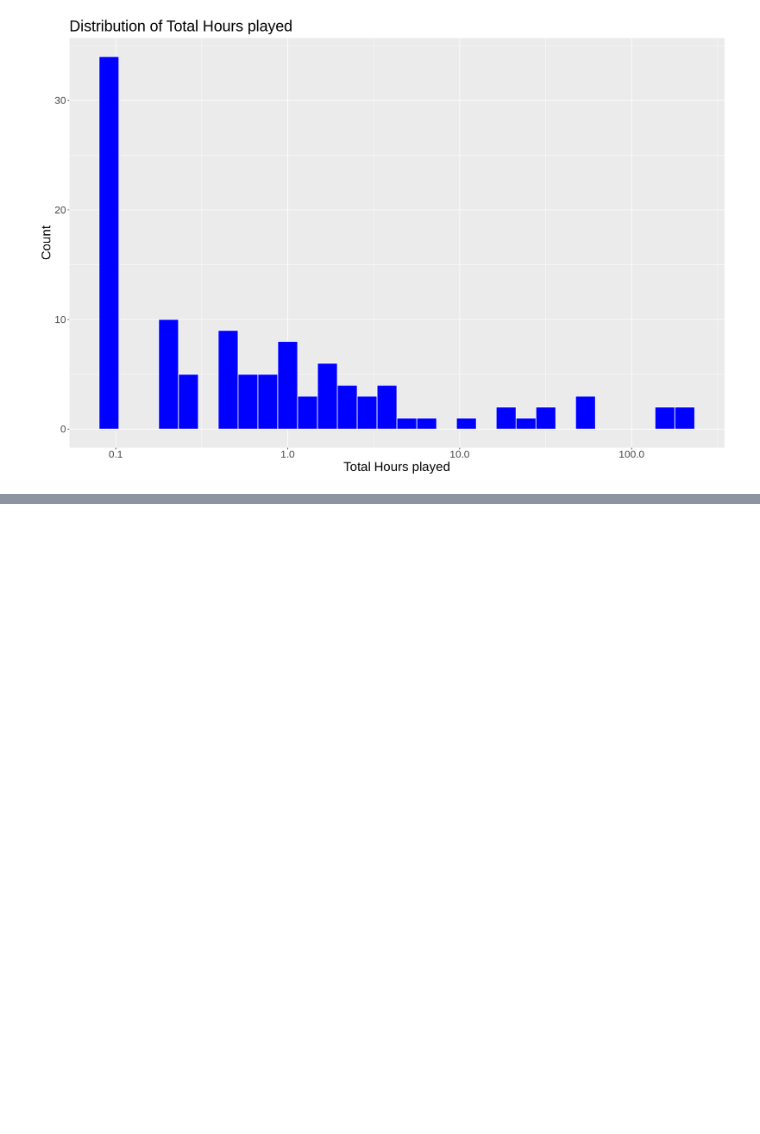
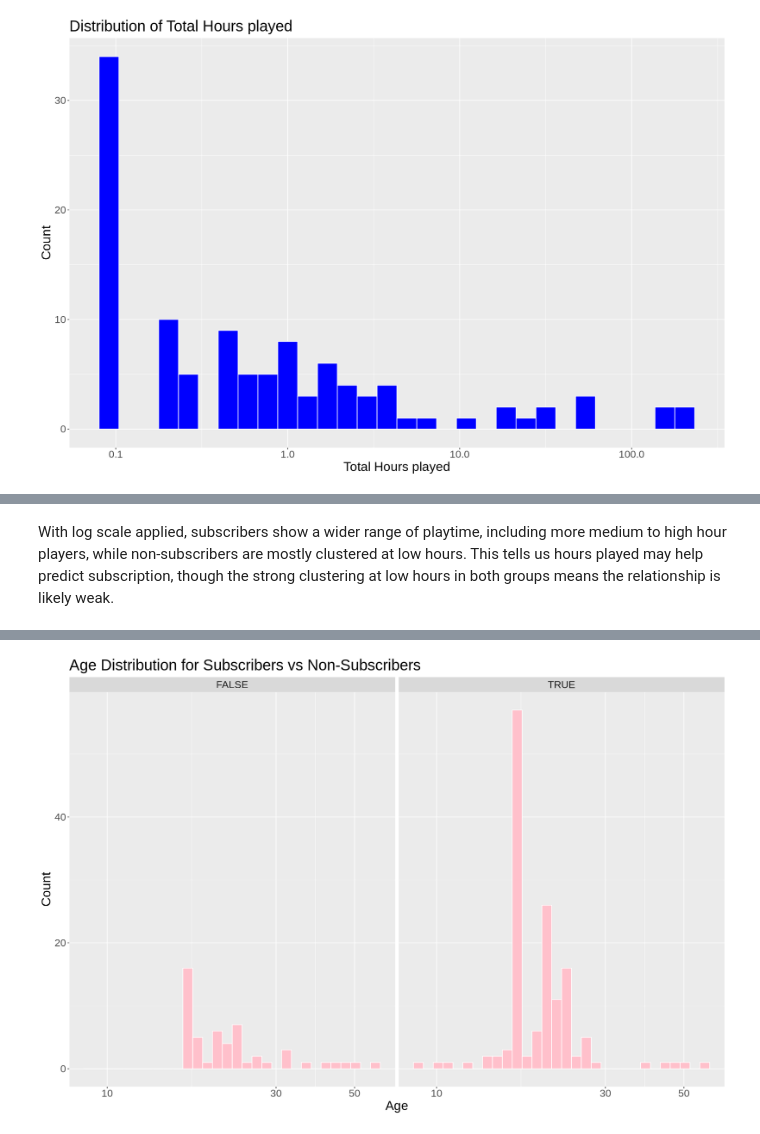
Before and after one commit to egshiglened/dsci_100_project_033, a Jupyter notebook: individual_project.ipynb, the cells around one changed output, grey strips where cells are left out. Saved outputs shown, nothing was run; the diff lists cells and outputs as text; code cells hidden in the pictures; blank space fills up the shorter version.

```diff
--- a/individual_project.ipynb
+++ b/individual_project.ipynb
@@ -211,0 +236,16 @@ Warning message:
+# %% [markdown]
+With log scale applied, subscribers show a wider range of playtime, including more medium to high hour players, while non-subscribers are mostly clustered at low hours. This tells us hours played may help predict subscription, though the strong clustering at low hours in both groups means the relationship is likely weak.
+# %%
+options(repr.plot.width = 15, repr.plot.height = 10)
+
+players_histogram_2 <- players_1 |>
+    ggplot(aes(x = Age)) +
+    geom_histogram(bins = 30, fill = "pink", color = "white") +
+    scale_x_log10() +
+    facet_wrap(~subscribe) +
+    labs(title = "Age Distribution for Subscribers vs Non-Subscribers",
+         x = "Age",
+         y = "Count") +
+    theme(text = element_text(size = 20))
+players_histogram_2
+# %% [output]
@@ -211,0 +254 @@ Warning message:
+[figure, added]
```
Also changed, not shown: parts of 11 cells of this notebook.
